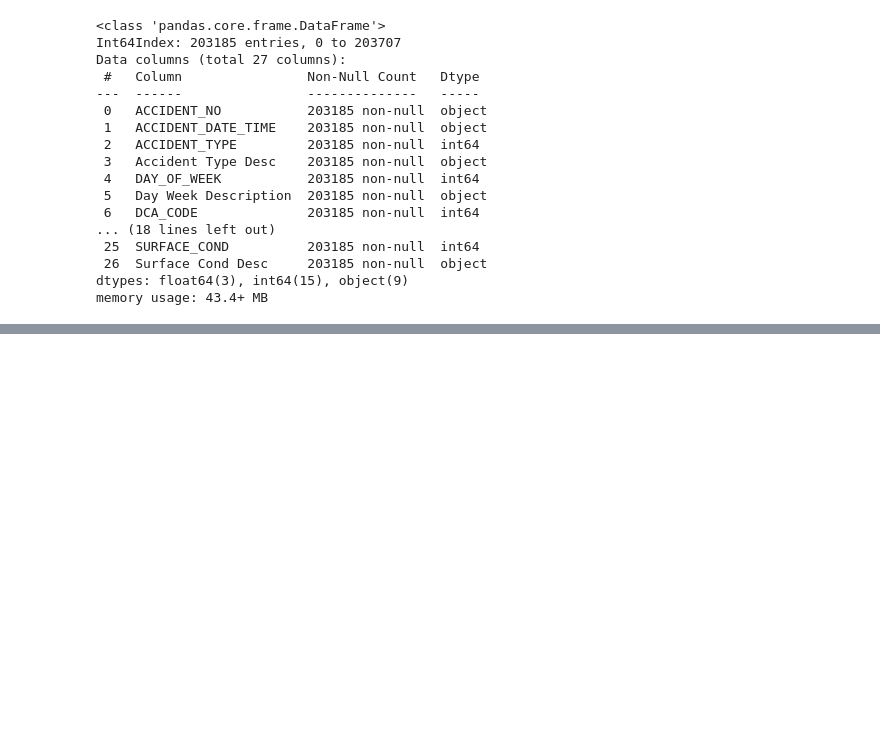
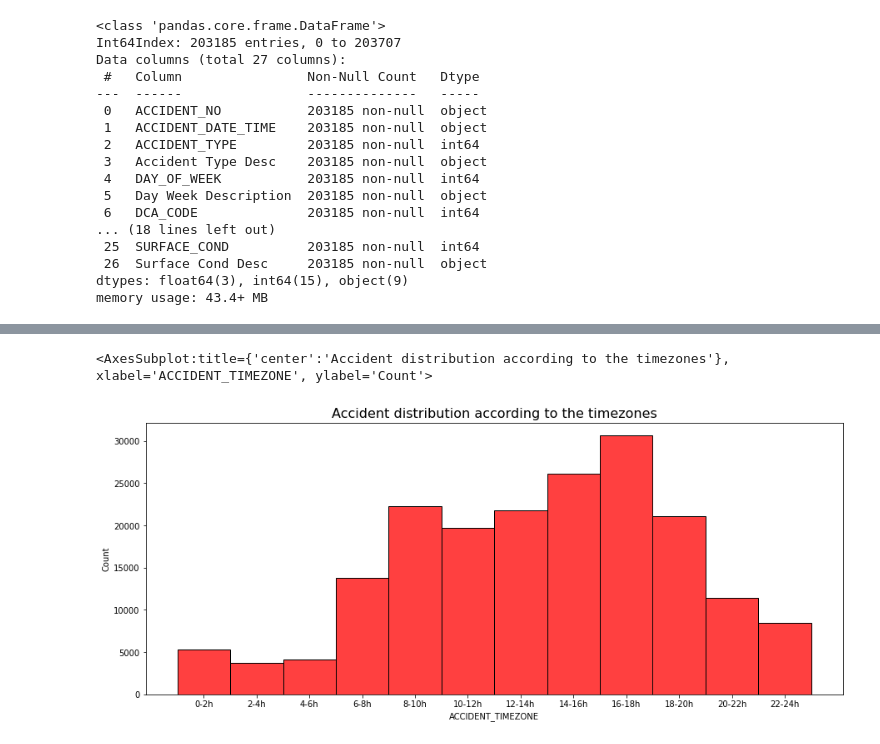
Before and after one commit to lethib/enea_study_case, a Jupyter notebook: data_analysis.ipynb, the cells around one changed output, grey strips where cells are left out. Saved outputs shown, nothing was run; the diff lists cells and outputs as text; code cells hidden in the pictures; blank space fills up the shorter version.

```diff
--- a/data_analysis.ipynb
+++ b/data_analysis.ipynb
@@ -115,0 +191,21 @@ memory usage: 43.4+ MB
+# %%
+df_acc.ACCIDENT_DATE_TIME = pd.to_datetime(df_acc.ACCIDENT_DATE_TIME)
+df_acc.head()
+# %%
+conditions = {
+    '0-2h': (0 <= df_acc["ACCIDENT_DATE_TIME"].dt.hour) & (df_acc["ACCIDENT_DATE_TIME"].dt.hour < 2),
+    '2-4h': (2 <= df_acc["ACCIDENT_DATE_TIME"].dt.hour) & (df_acc["ACCIDENT_DATE_TIME"].dt.hour < 4),
+    '4-6h':(4 <= df_acc["ACCIDENT_DATE_TIME"].dt.hour) & (df_acc["ACCIDENT_DATE_TIME"].dt.hour < 6),
+    '6-8h': (6 <= df_acc["ACCIDENT_DATE_TIME"].dt.hour) & (df_acc["ACCIDENT_DATE_TIME"].dt.hour < 8),
+    '8-10h': (8 <= df_acc["ACCIDENT_DATE_TIME"].dt.hour) & (df_acc["ACCIDENT_DATE_TIME"].dt.hour < 10),
+    '10-12h': (10 <= df_acc["ACCIDENT_DATE_TIME"].dt.hour) & (df_acc["ACCIDENT_DATE_TIME"].dt.hour < 12),
+    '12-14h': (12 <= df_acc["ACCIDENT_DATE_TIME"].dt.hour) & (df_acc["ACCIDENT_DATE_TIME"].dt.hour < 14),
+    '14-16h': (14 <= df_acc["ACCIDENT_DATE_TIME"].dt.hour) & (df_acc["ACCIDENT_DATE_TIME"].dt.hour < 16),
+    '16-18h': (16 <= df_acc["ACCIDENT_DATE_TIME"].dt.hour) & (df_acc["ACCIDENT_DATE_TIME"].dt.hour < 18),
+    '18-20h': (18 <= df_acc["ACCIDENT_DATE_TIME"].dt.hour) & (df_acc["ACCIDENT_DATE_TIME"].dt.hour < 20),
+    '20-22h': (20 <= df_acc["ACCIDENT_DATE_TIME"].dt.hour) & (df_acc["ACCIDENT_DATE_TIME"].dt.hour < 22),
+    '22-24h': (22 <= df_acc["ACCIDENT_DATE_TIME"].dt.hour) & (df_acc["ACCIDENT_DATE_TIME"].dt.hour < 24)
+}
+
+df_acc.insert(2, 'ACCIDENT_TIMEZONE', np.select(conditions.values(), conditions.keys()))
+df_acc.head()
@@ -115,0 +220,7 @@ memory usage: 43.4+ MB
+# %%
+plt.figure(figsize=(15,6))
+plt.title('Accident distribution according to the timezones', fontsize='16')
+sns.histplot(df_acc.sort_values(by="ACCIDENT_DATE_TIME")["ACCIDENT_TIMEZONE"], stat='count', color='r')
+# %% [output]
+<AxesSubplot:title={'center':'Accident distribution according to the timezones'}, xlabel='ACCIDENT_TIMEZONE', ylabel='Count'>
+[figure, added]
```
Also changed, not shown: parts of 20 cells of this notebook.
